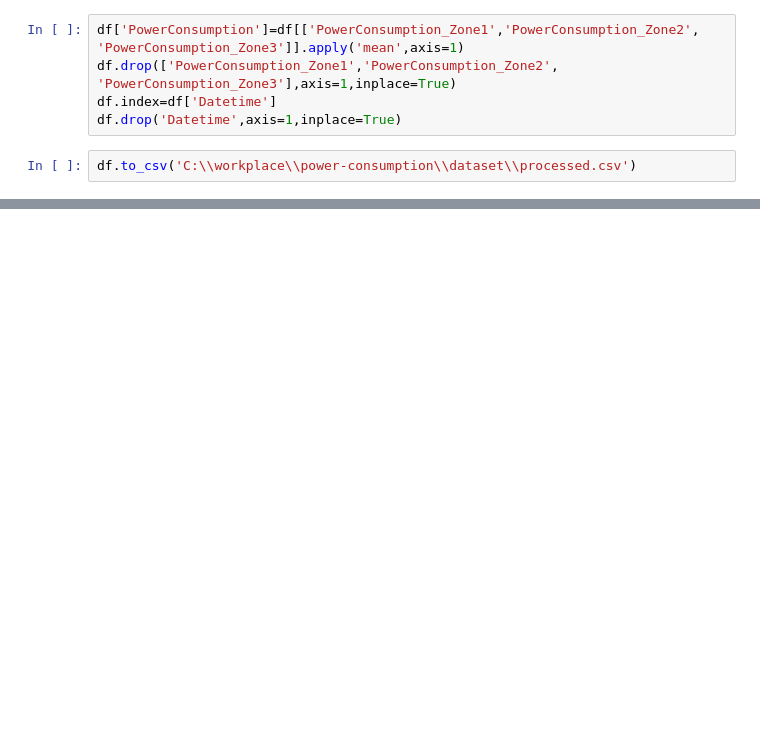
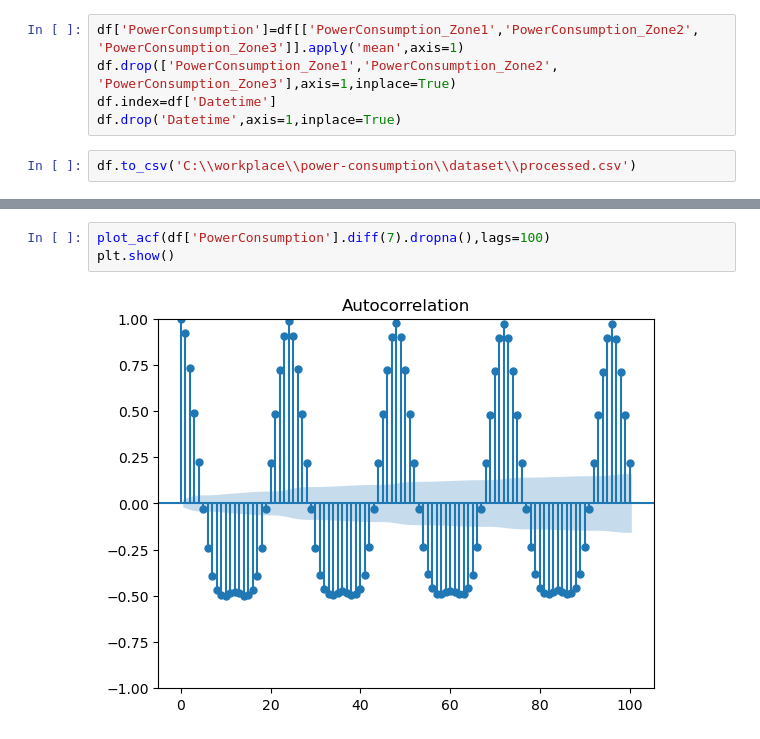
Before and after one commit to spirnia/power-consumption, a Jupyter notebook: notebooks/priliminary_ananlysis_and_based_model.ipynb, the cells around one changed output, grey strips where cells are left out. Drawn from its saved outputs; the diff is of its cells as text; blank space fills up the shorter version.

```diff
--- a/notebooks/priliminary_ananlysis_and_based_model.ipynb
+++ b/notebooks/priliminary_ananlysis_and_based_model.ipynb
@@ -27,0 +41,5 @@ df.to_csv('C:\\workplace\\power-consumption\\dataset\\processed.csv')
+# %%
+plot_acf(df['PowerConsumption'].diff(7).dropna(),lags=100)
+plt.show()
+# %% [output]
+[figure, added]
```
Also changed, not shown: parts of 8 cells of this notebook.
